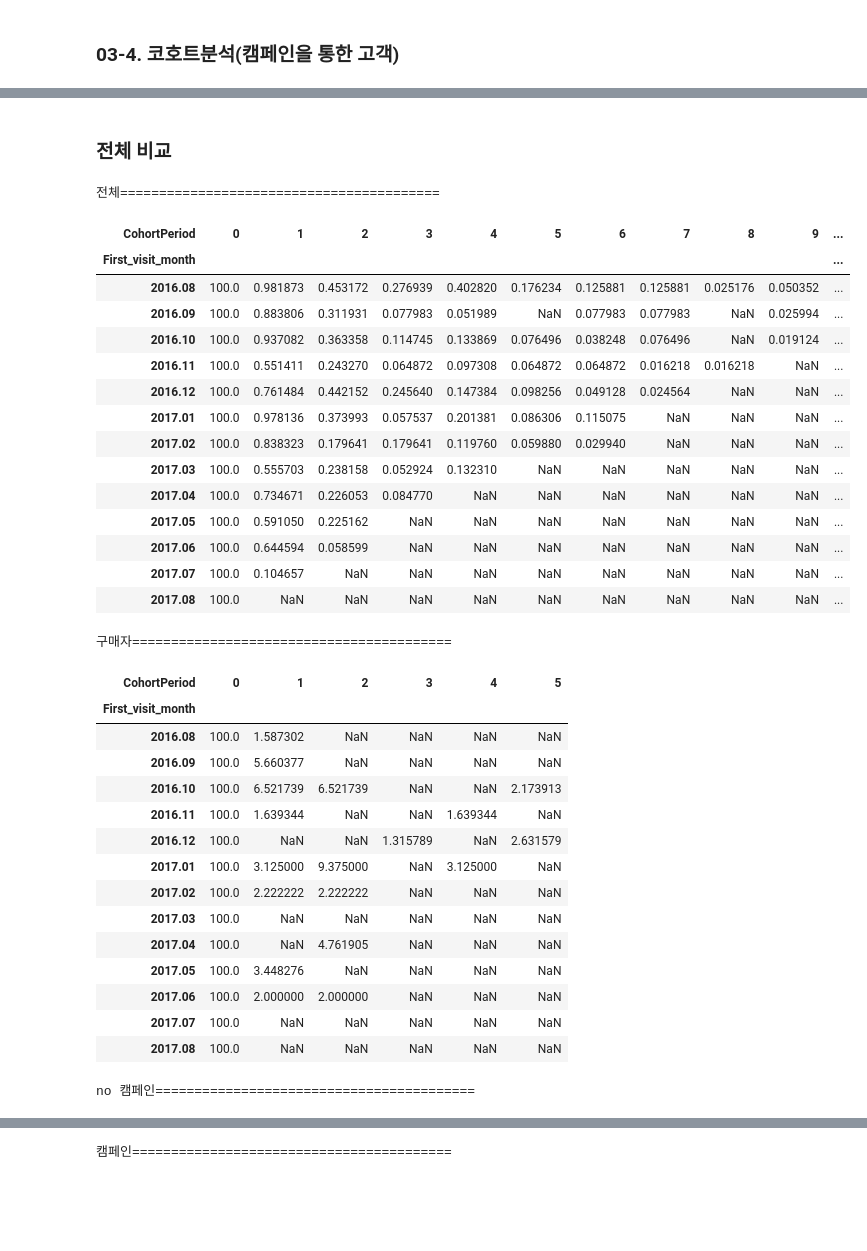
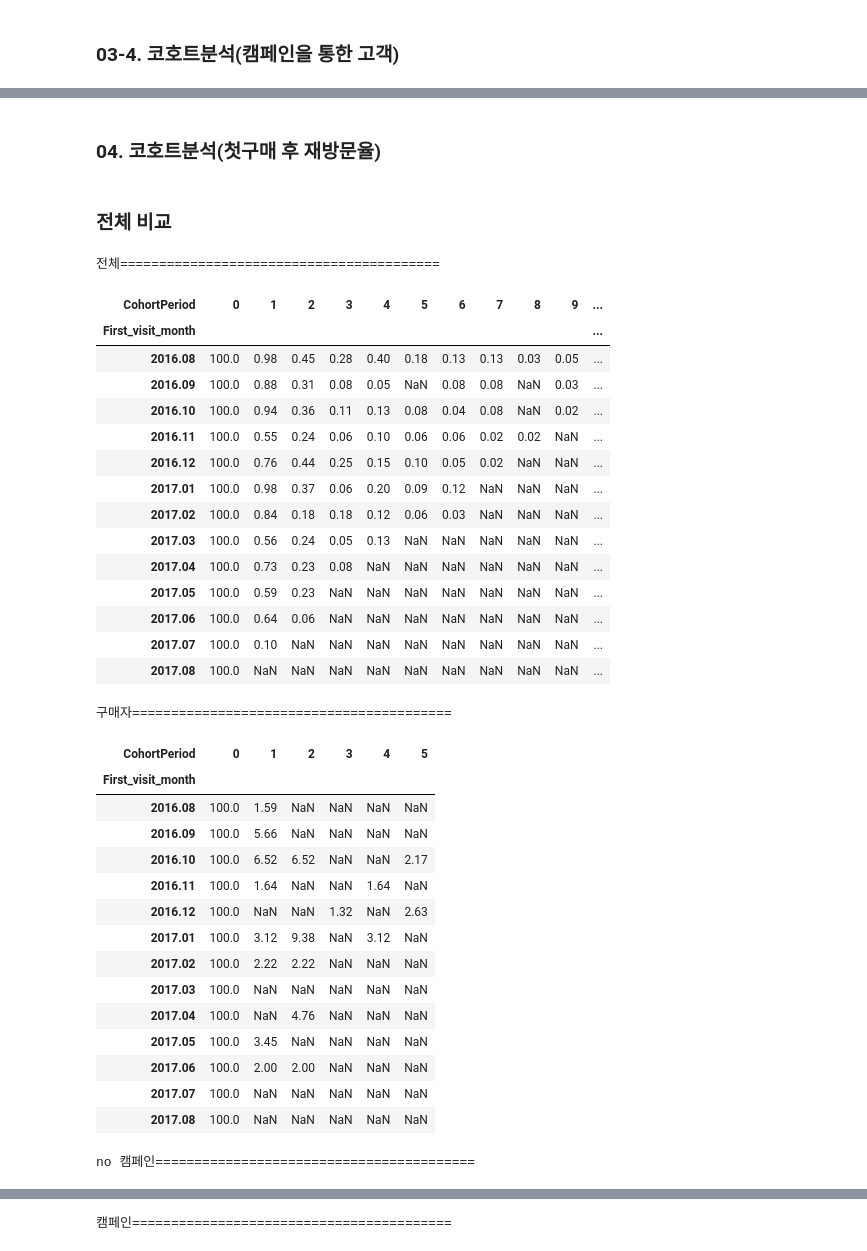
Before and after one commit to eju1019/ipark, a Jupyter notebook: retention_minheechoi.ipynb, the cells around one changed output, grey strips where cells are left out. Cells and saved outputs as stored; diff of their text form; code cells hidden in the pictures; blank space fills up the shorter version.

```diff
--- a/retention_minheechoi.ipynb
+++ b/retention_minheechoi.ipynb
@@ -89,16 +89,20 @@ memory usage: 7.3+ MB
 # %% [markdown]
 ### 01. 데이터 타입변환
 # %%
+'''
 # 문자열로
 df3['fullVisitorId']=df3['fullVisitorId'].astype(str)
 # 날짜로
-df3['visitStartTime']=pd.to_datetime(df3['visitStartTime'],unit='s')
+df3['visitStartTime']=pd.to_datetime(df3['visitStartTime'], unit='s')
 # 숫자로(float -> int변환이 안돼서 일단 그대로 둠)
 df3['totals_visits']=pd.to_numeric(df3['totals_visits'])
 df3['totals_hits']=pd.to_numeric(df3['totals_hits'])
 df3['totals_pageviews']=pd.to_numeric(df3['totals_pageviews'])
 df3['totals_newVisits']=pd.to_numeric(df3['totals_newVisits'])
 df3['totals_transactionRevenue']=pd.to_numeric(df3['totals_transactionRevenue'])
+'''
+
+df3['visitStartTime']=pd.to_datetime(df3['visitStartTime'])
 # %% [markdown]
 ### 02. 인코딩
 - trafficSource_campaign_en 컬럼 생성: 1이면 캠페인을 통해, 0이면 캠페인을 통하지않음
@@ -116,7 +120,16 @@ df3['trafficSource_campaign_en'] = df3['trafficSource_campaign'].apply(get_cam)
 
 # totals_transactionRevenue 인코딩(nan -> 0)
 df3['totals_transactionRevenue'].fillna(0, inplace=True)
-df3['totals_transactionRevenue']=np.power(df3['totals_transactionRevenue'],1/6).round(2)
+#df3['totals_transactionRevenue']=np.power(df3['totals_transactionRevenue'],1/6).round(2)
+
+# totals_transactionRevenue_en 컬럼생성
+def get_revenue(x):
+    if x == 0:
+        return 0
+    else:
+        return 1
+
+df3['totals_transactionRevenue_en'] = df3['totals_transactionRevenue'].apply(get_revenue)
 
 # null -> 0으로
 df3['totals_newVisits'].fillna(0, inplace=True)
@@ -401,45 +477,47 @@ retention4
+# %% [markdown]
+### 04. 코호트분석(첫구매 후 재방문율)
 # %% [markdown]
 ### 전체 비교
 # %%
 print('전체=========================================')
-display(retention1)
+display(retention1.round(2))
 print('구매자=========================================')
-display(retention2)
+display(retention2.round(2))
 print('no 캠페인=========================================')
-display(retention3)
+display(retention3.round(2))
 print('캠페인=========================================')
-display(retention4)
+display(retention4.round(2))
 # %% [output]
 전체=========================================
 | CohortPeriod | 0 | 1 | 2 | 3 | 4 | 5 | 6 | 7 | 8 | 9 | ... |
 | First_visit_month |  |  |  |  |  |  |  |  |  |  | ... |
-| 2016.08 | 100.0 | 0.981873 | 0.453172 | 0.276939 | 0.402820 | 0.176234 | 0.125881 | 0.125881 | 0.025176 | 0.050352 | ... |
-| 2016.09 | 100.0 | 0.883806 | 0.311931 | 0.077983 | 0.051989 | NaN | 0.077983 | 0.077983 | NaN | 0.025994 | ... |
-| 2016.10 | 100.0 | 0.937082 | 0.363358 | 0.114745 | 0.133869 | 0.076496 | 0.038248 | 0.076496 | NaN | 0.019124 | ... |
-| 2016.11 | 100.0 | 0.551411 | 0.243270 | 0.064872 | 0.097308 | 0.064872 | 0.064872 | 0.016218 | 0.016218 | NaN | ... |
-| 2016.12 | 100.0 | 0.761484 | 0.442152 | 0.245640 | 0.147384 | 0.098256 | 0.049128 | 0.024564 | NaN | NaN | ... |
-| 2017.01 | 100.0 | 0.978136 | 0.373993 | 0.057537 | 0.201381 | 0.086306 | 0.115075 | NaN | NaN | NaN | ... |
-| 2017.02 | 100.0 | 0.838323 | 0.179641 | 0.179641 | 0.119760 | 0.059880 | 0.029940 | NaN | NaN | NaN | ... |
-| 2017.03 | 100.0 | 0.555703 | 0.238158 | 0.052924 | 0.132310 | NaN | NaN | NaN | NaN | NaN | ... |
-| 2017.04 | 100.0 | 0.734671 | 0.226053 | 0.084770 | NaN | NaN | NaN | NaN | NaN | NaN | ... |
-| 2017.05 | 100.0 | 0.591050 | 0.225162 | NaN | NaN | NaN | NaN | NaN | NaN | NaN | ... |
-| 2017.06 | 100.0 | 0.644594 | 0.058599 | NaN | NaN | NaN | NaN | NaN | NaN | NaN | ... |
-| 2017.07 | 100.0 | 0.104657 | NaN | NaN | NaN | NaN | NaN | NaN | NaN | NaN | ... |
+| 2016.08 | 100.0 | 0.98 | 0.45 | 0.28 | 0.40 | 0.18 | 0.13 | 0.13 | 0.03 | 0.05 | ... |
+| 2016.09 | 100.0 | 0.88 | 0.31 | 0.08 | 0.05 | NaN | 0.08 | 0.08 | NaN | 0.03 | ... |
+| 2016.10 | 100.0 | 0.94 | 0.36 | 0.11 | 0.13 | 0.08 | 0.04 | 0.08 | NaN | 0.02 | ... |
+| 2016.11 | 100.0 | 0.55 | 0.24 | 0.06 | 0.10 | 0.06 | 0.06 | 0.02 | 0.02 | NaN | ... |
+| 2016.12 | 100.0 | 0.76 | 0.44 | 0.25 | 0.15 | 0.10 | 0.05 | 0.02 | NaN | NaN | ... |
+| 2017.01 | 100.0 | 0.98 | 0.37 | 0.06 | 0.20 | 0.09 | 0.12 | NaN | NaN | NaN | ... |
+| 2017.02 | 100.0 | 0.84 | 0.18 | 0.18 | 0.12 | 0.06 | 0.03 | NaN | NaN | NaN | ... |
+| 2017.03 | 100.0 | 0.56 | 0.24 | 0.05 | 0.13 | NaN | NaN | NaN | NaN | NaN | ... |
+| 2017.04 | 100.0 | 0.73 | 0.23 | 0.08 | NaN | NaN | NaN | NaN | NaN | NaN | ... |
+| 2017.05 | 100.0 | 0.59 | 0.23 | NaN | NaN | NaN | NaN | NaN | NaN | NaN | ... |
+| 2017.06 | 100.0 | 0.64 | 0.06 | NaN | NaN | NaN | NaN | NaN | NaN | NaN | ... |
+| 2017.07 | 100.0 | 0.10 | NaN | NaN | NaN | NaN | NaN | NaN | NaN | NaN | ... |
 | 2017.08 | 100.0 | NaN | NaN | NaN | NaN | NaN | NaN | NaN | NaN | NaN | ... |
 구매자=========================================
 | CohortPeriod | 0 | 1 | 2 | 3 | 4 | 5 |
 | First_visit_month |  |  |  |  |  |  |
-| 2016.08 | 100.0 | 1.587302 | NaN | NaN | NaN | NaN |
-| 2016.09 | 100.0 | 5.660377 | NaN | NaN | NaN | NaN |
-| 2016.10 | 100.0 | 6.521739 | 6.521739 | NaN | NaN | 2.173913 |
-| 2016.11 | 100.0 | 1.639344 | NaN | NaN | 1.639344 | NaN |
-| 2016.12 | 100.0 | NaN | NaN | 1.315789 | NaN | 2.631579 |
-| 2017.01 | 100.0 | 3.125000 | 9.375000 | NaN | 3.125000 | NaN |
-| 2017.02 | 100.0 | 2.222222 | 2.222222 | NaN | NaN | NaN |
+| 2016.08 | 100.0 | 1.59 | NaN | NaN | NaN | NaN |
+| 2016.09 | 100.0 | 5.66 | NaN | NaN | NaN | NaN |
+| 2016.10 | 100.0 | 6.52 | 6.52 | NaN | NaN | 2.17 |
+| 2016.11 | 100.0 | 1.64 | NaN | NaN | 1.64 | NaN |
+| 2016.12 | 100.0 | NaN | NaN | 1.32 | NaN | 2.63 |
+| 2017.01 | 100.0 | 3.12 | 9.38 | NaN | 3.12 | NaN |
+| 2017.02 | 100.0 | 2.22 | 2.22 | NaN | NaN | NaN |
 | 2017.03 | 100.0 | NaN | NaN | NaN | NaN | NaN |
-| 2017.04 | 100.0 | NaN | 4.761905 | NaN | NaN | NaN |
-| 2017.05 | 100.0 | 3.448276 | NaN | NaN | NaN | NaN |
-| 2017.06 | 100.0 | 2.000000 | 2.000000 | NaN | NaN | NaN |
+| 2017.04 | 100.0 | NaN | 4.76 | NaN | NaN | NaN |
+| 2017.05 | 100.0 | 3.45 | NaN | NaN | NaN | NaN |
+| 2017.06 | 100.0 | 2.00 | 2.00 | NaN | NaN | NaN |
 | 2017.07 | 100.0 | NaN | NaN | NaN | NaN | NaN |
 | 2017.08 | 100.0 | NaN | NaN | NaN | NaN | NaN |
 no 캠페인=========================================
```
Also changed, not shown: parts of 22 cells of this notebook.
